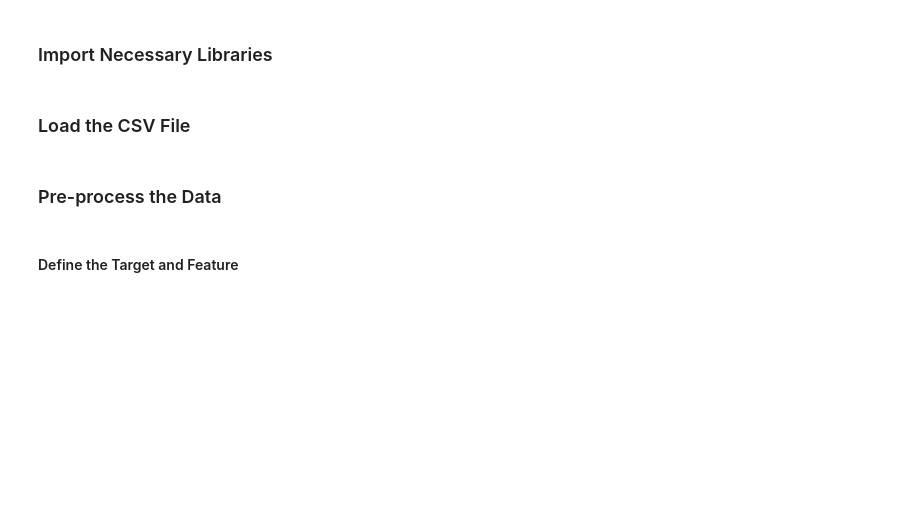
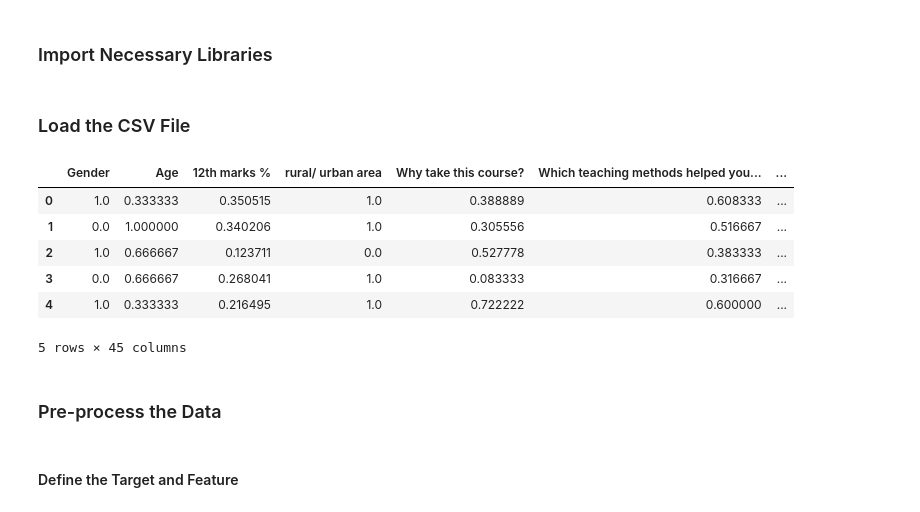
Before and after one commit to Kashishvarmaa/Bias_Mitigation, a Jupyter notebook: model.ipynb, the cells around one changed output. Drawn from its saved outputs; the diff is of its cells as text; code cells hidden in the pictures; blank space fills up the shorter version.

```diff
--- a/model.ipynb
+++ b/model.ipynb
@@ -32,2 +17,19 @@ print(df.describe())
+# %%
+import pandas as pd
+
+# Load the dataset
+file_path = 'StudentFeedback_final.csv'
+df = pd.read_csv(file_path)
+# %%
+# Display the first few rows of the dataset
+df.head()
+# %% [output]
+|  | Gender | Age | 12th marks % | rural/ urban area | Why take this course? | Which teaching methods helped you... | ... |
+| 0 | 1.0 | 0.333333 | 0.350515 | 1.0 | 0.388889 | 0.608333 | ... |
+| 1 | 0.0 | 1.000000 | 0.340206 | 1.0 | 0.305556 | 0.516667 | ... |
+| 2 | 1.0 | 0.666667 | 0.123711 | 0.0 | 0.527778 | 0.383333 | ... |
+| 3 | 0.0 | 0.666667 | 0.268041 | 1.0 | 0.083333 | 0.316667 | ... |
+| 4 | 1.0 | 0.333333 | 0.216495 | 1.0 | 0.722222 | 0.600000 | ... |
+5 rows × 45 columns
 # %% [markdown]
 ### Pre-process the Data
```
Also changed, not shown: parts of 15 cells of this notebook, 1 other file.
